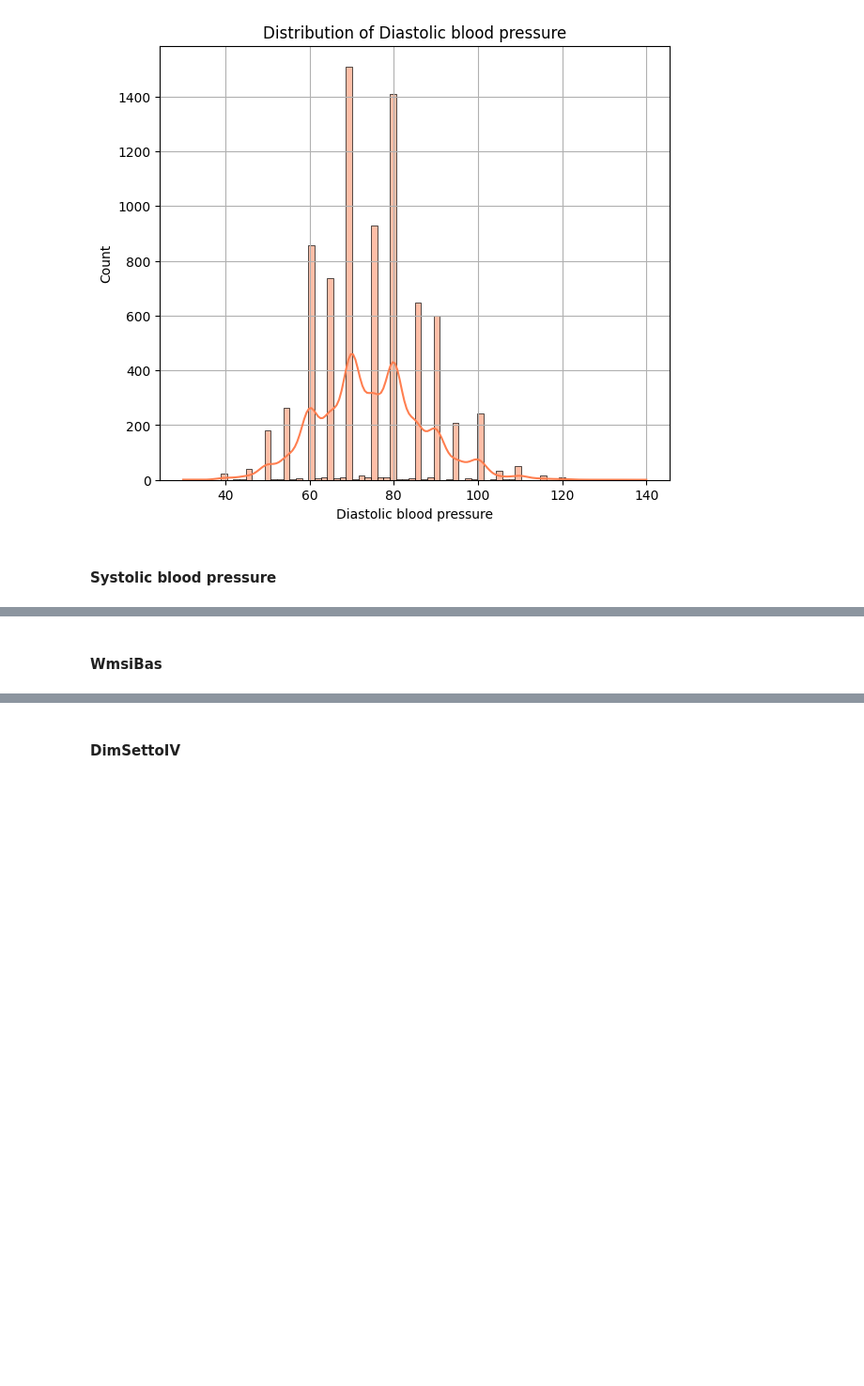
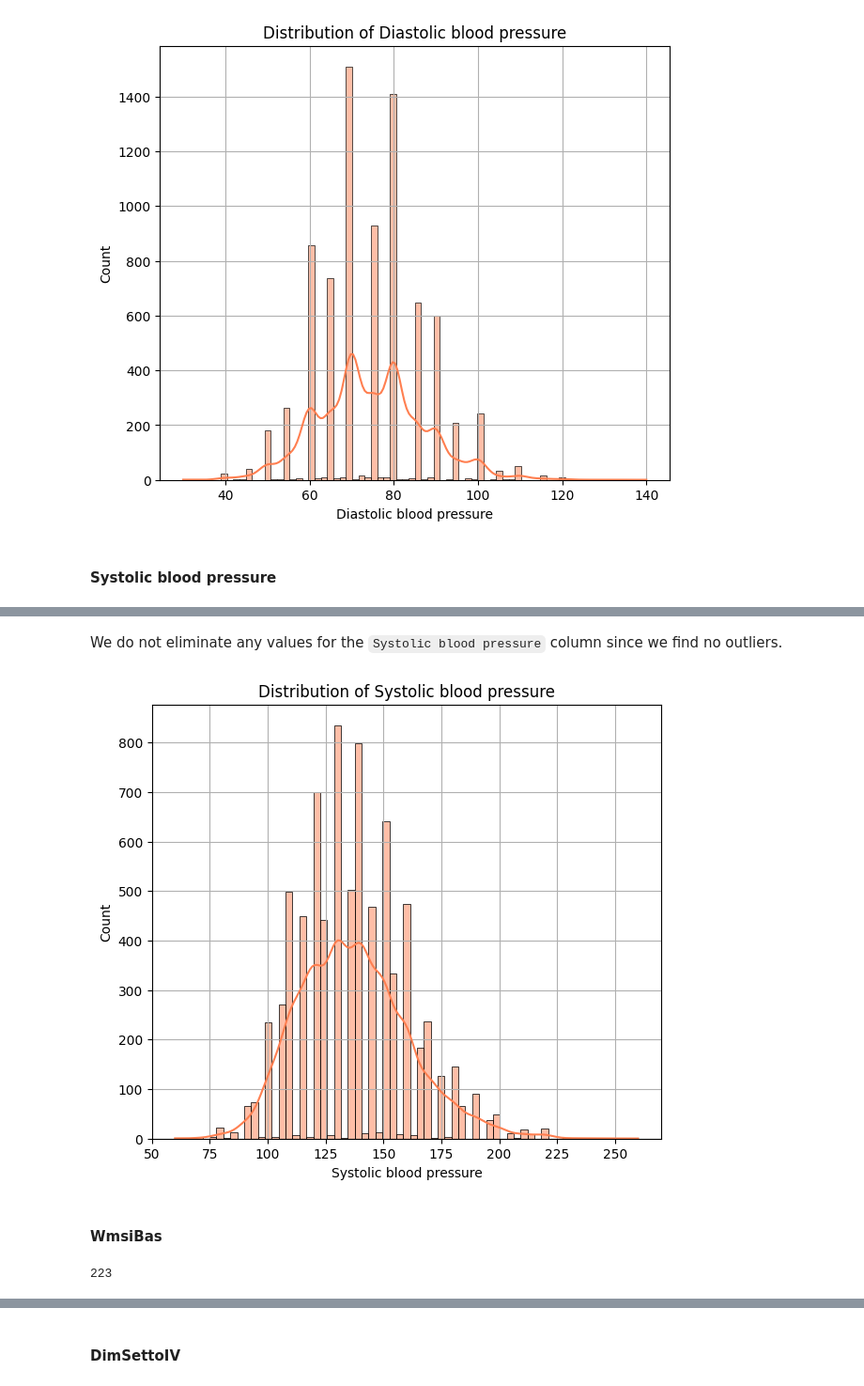
Before and after one commit to davide-marchi/clinical-data-encoding, a Jupyter notebook: Cleaning_Data.ipynb, the cells around one changed output, grey strips where cells are left out. Shown at 94% size. Cells and saved outputs as stored; diff of their text form; code cells hidden in the pictures; blank space fills up the shorter version.

```diff
--- a/Cleaning_Data.ipynb
+++ b/Cleaning_Data.ipynb
@@ -870,4 +871,0 @@ We eliminate all fT3 values that are above 13 and see how the distribution impro
-# %%
-chl_dataset["fT3"]=remove_outliers(dataframe=chl_dataset,
-                                        column_name="fT3",
-                                        threshold=13)
@@ -876,17 +872,23 @@ chl_dataset.fT4.isna().sum()
+# %% [markdown]
+We do not eliminate any values for the `Systolic blood pressure` column since we find no outliers.
 # %%
 sea_histogram(dataframe_to_plot=chl_dataset,
-              column_of_interest="fT4",
-              xlabel="fT4",
+              column_of_interest="Systolic blood pressure",
+              xlabel="Systolic blood pressure",
               ylabel="Count",
-              title="Distribution of fT4",
+              title="Distribution of Systolic blood pressure",
               kde=True,
               show_grid=True,
               element="bars",
-              figsize=(6,6),
+              figsize=(7,6),
               color="coral"
               )
+# %% [output]
+[figure, added]
 # %% [markdown]
 #### WmsiBas
 # %%
-chl_dataset.fT4.isna().sum()
+chl_dataset.WmsiBas.isna().sum()
+# %% [output]
+223
 # %%
```
Also changed, not shown: parts of 26 cells of this notebook.
